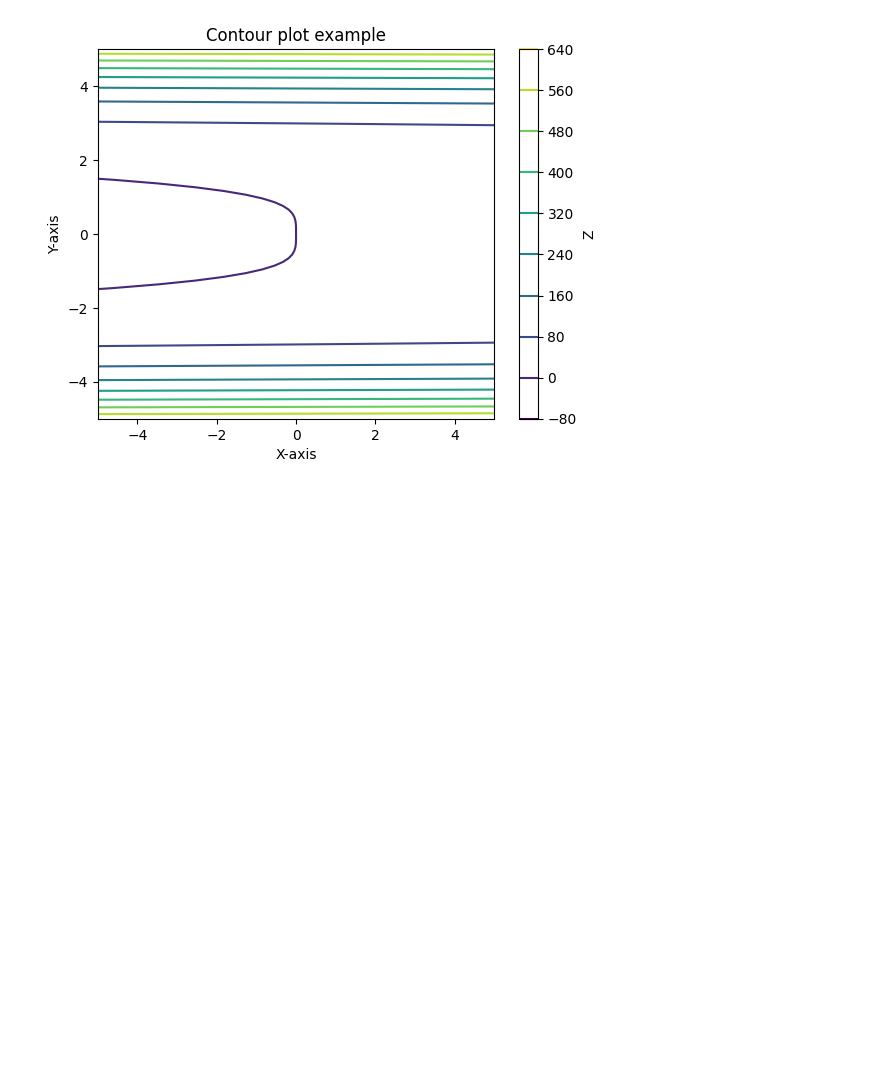
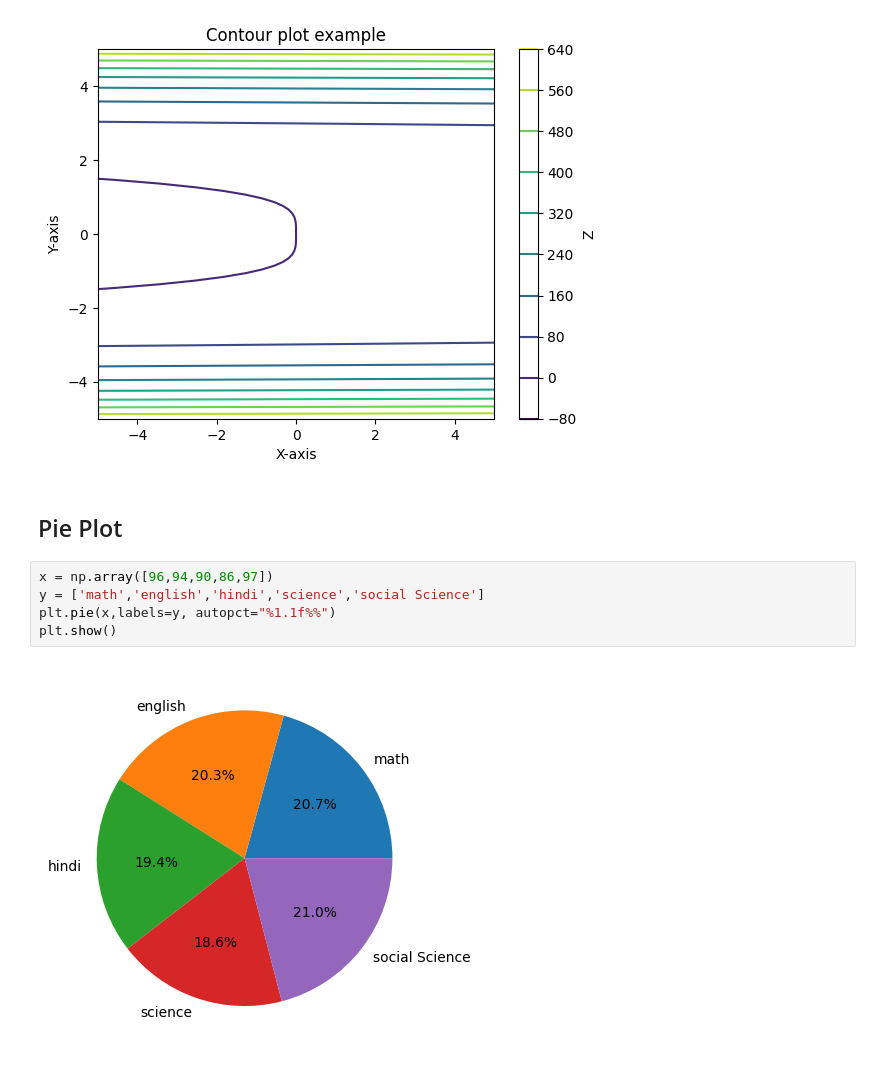
Before and after one commit to jai050803/matplotlib_tutorial, a Jupyter notebook: polar_plot.ipynb, the cells around one changed output. Drawn from its saved outputs; the diff is of its cells as text; blank space fills up the shorter version.

Commit message:
plots

```diff
--- a/polar_plot.ipynb
+++ b/polar_plot.ipynb
@@ -139,3 +139,12 @@ plt.colorbar(contour_plot, label = 'Z')
 plt.show()
 # %% [output]
 [figure]
+# %% [markdown]
+## Pie Plot
+# %%
+x = np.array([96,94,90,86,97])
+y = ['math','english','hindi','science','social Science']
+plt.pie(x,labels=y, autopct="%1.1f%%")
+plt.show()
+# %% [output]
+[figure, added]
```
